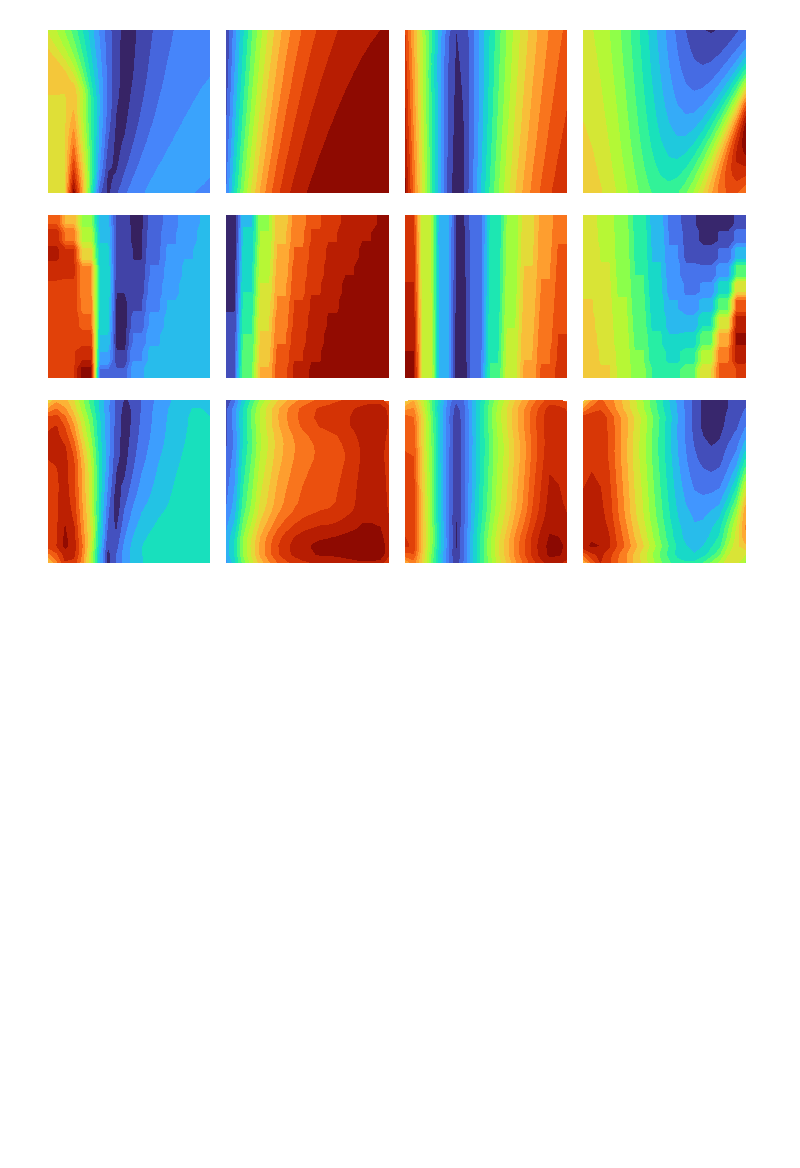
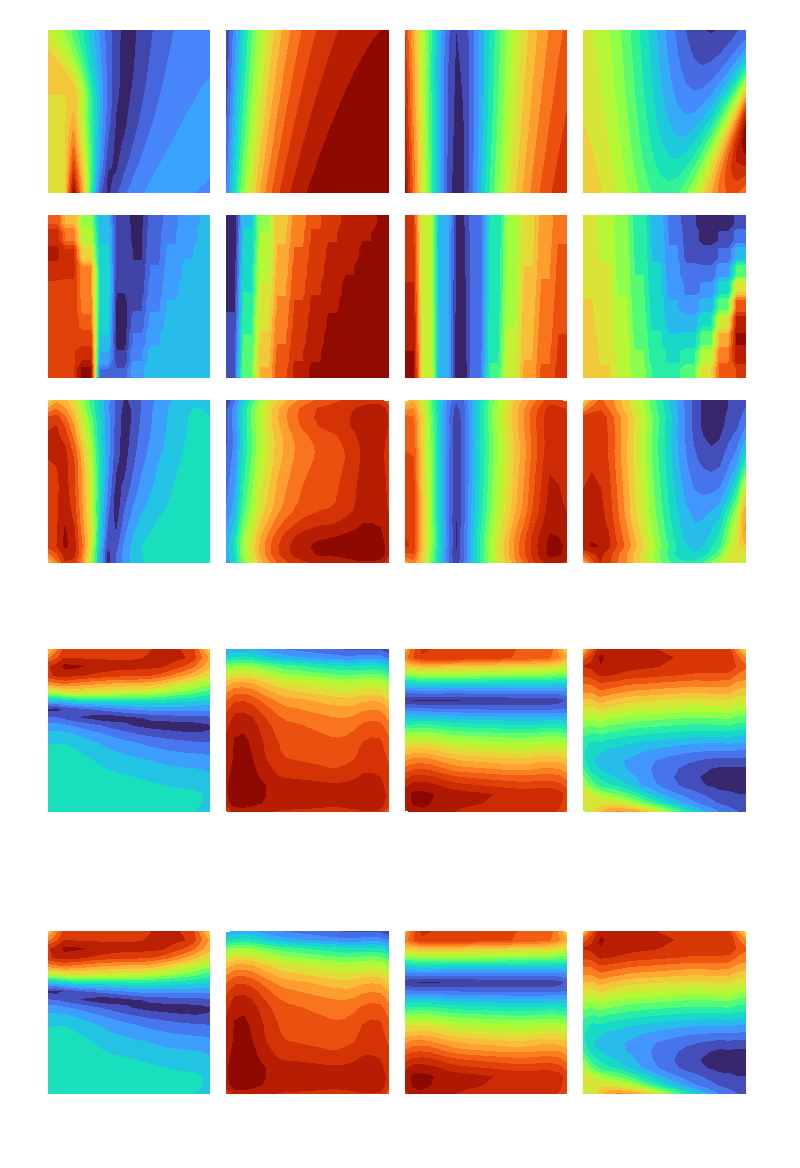
Before and after one commit to htymjun/da-sr, a Jupyter notebook: srgcnn.ipynb, the cells around one changed output. Drawn from its saved outputs; the diff is of its cells as text; code cells hidden in the pictures; blank space fills up the shorter version.

Commit message:
equivariance was checked

```diff
--- a/srgcnn.ipynb
+++ b/srgcnn.ipynb
@@ -324,2 +324,19 @@ with torch.no_grad():
 # %% [output]
 [figure]
+# %%
+# check equivariance
+net.eval()
+with torch.no_grad():
+  for highreso_data, lowreso_data in test_batch:
+    # transfer Tensor to GPU
+    highreso_data = highreso_data.to(device)
+    lowreso_data = lowreso_data.to(device)
+    # calc pred
+    y_pred1 = net(lowreso_data)
+    y_pred2 = net(torch.rot90(lowreso_data, k=1, dims=(2,3)))
+    # show result
+    cat_imshow(2, 4, torch.rot90(y_pred1, k=1, dims=(2,3)).to('cpu'), y_pred2.to('cpu'))
+    plt.show()
+    break
+# %% [output]
+[figure, added]
```
Also changed, not shown: parts of 1 cell of this notebook.
